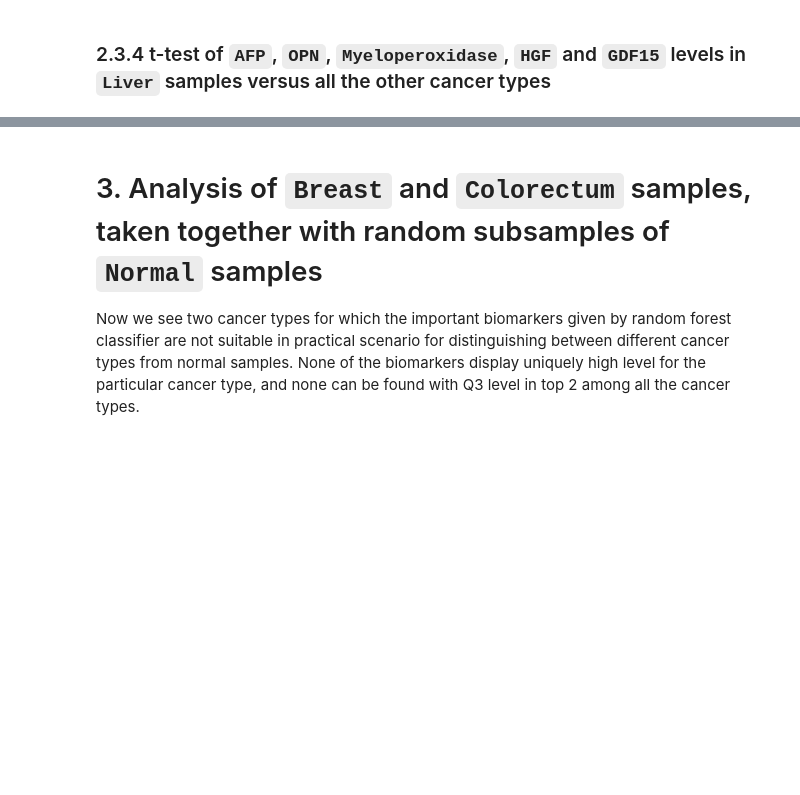
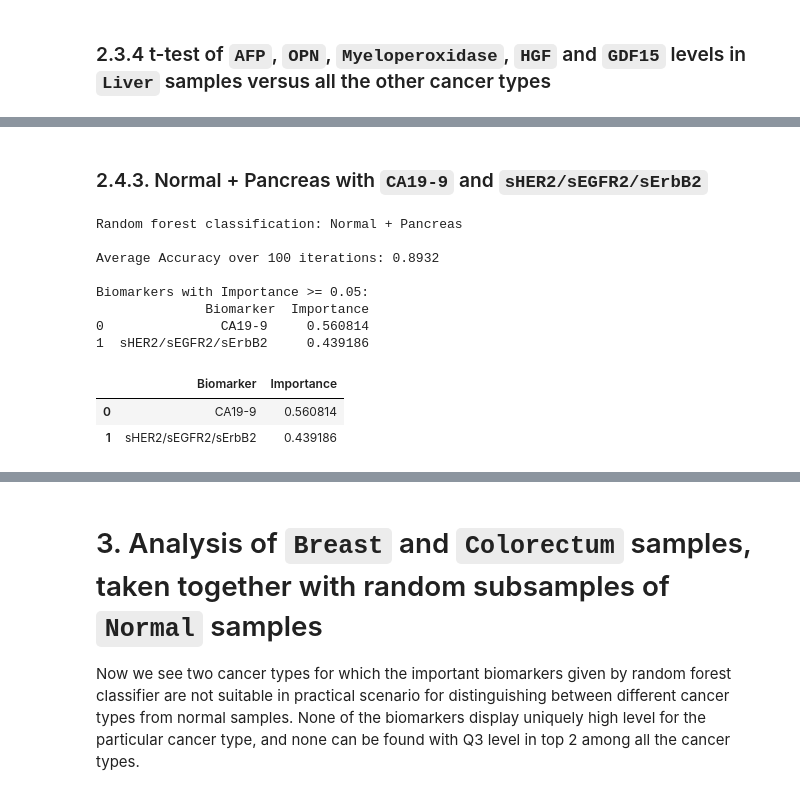
Before and after one commit to subhajitbn/Cancer-Biomarkers-from-Clinical-Data, a Jupyter notebook: tutorial.ipynb, the cells around one changed output, grey strips where cells are left out. Drawn from its saved outputs; the diff is of its cells as text; code cells hidden in the pictures; blank space fills up the shorter version.

```diff
--- a/tutorial.ipynb
+++ b/tutorial.ipynb
@@ -164,0 +246,22 @@ descriptive_statistics(categories = categories, dfs = dfs, biomarker_index = 0)
+# %% [markdown]
+### 2.4.3. Normal + Pancreas with `CA19-9` and `sHER2/sEGFR2/sErbB2`
+# %%
+rf_normal_cancers(categories = categories,
+                  dfs = dfs,
+                  cancer1_category_index = 7,
+                  selected_biomarkers = np.array([5, 33]),
+                  test_size = 0.2,
+                  iterations = 100,
+                  threshold = 0.05)
+# %% [output]
+Random forest classification: Normal + Pancreas
+
+Average Accuracy over 100 iterations: 0.8932
+
+Biomarkers with Importance >= 0.05:
+              Biomarker  Importance
+0               CA19-9     0.560814
+1  sHER2/sEGFR2/sErbB2     0.439186
+|  | Biomarker | Importance |
+| 0 | CA19-9 | 0.560814 |
+| 1 | sHER2/sEGFR2/sErbB2 | 0.439186 |
```
Also changed, not shown: parts of 19 cells of this notebook, 41 other files.
